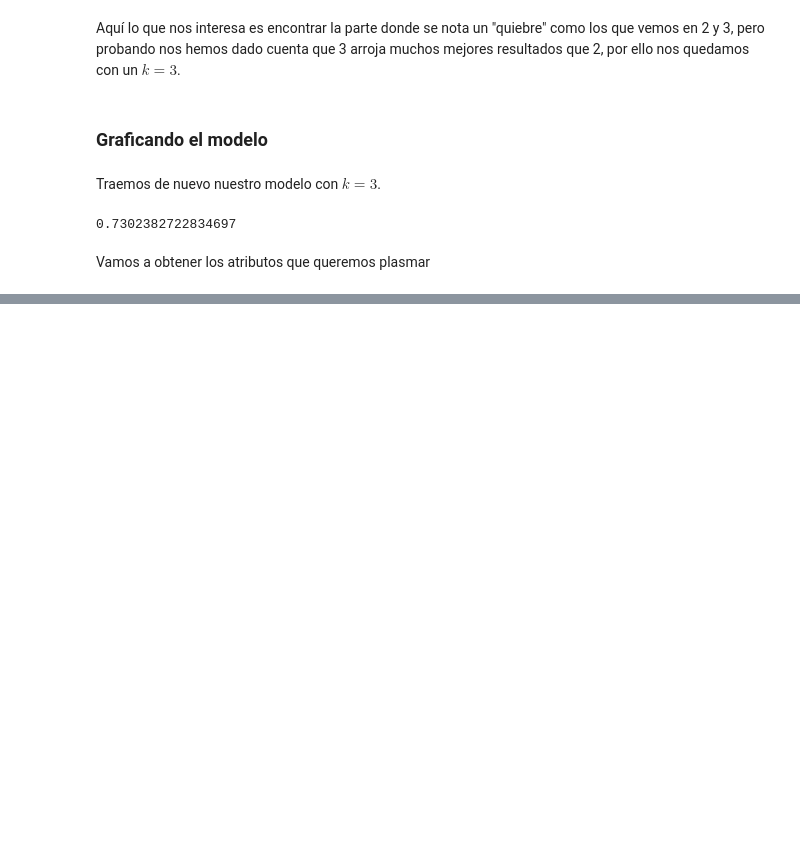
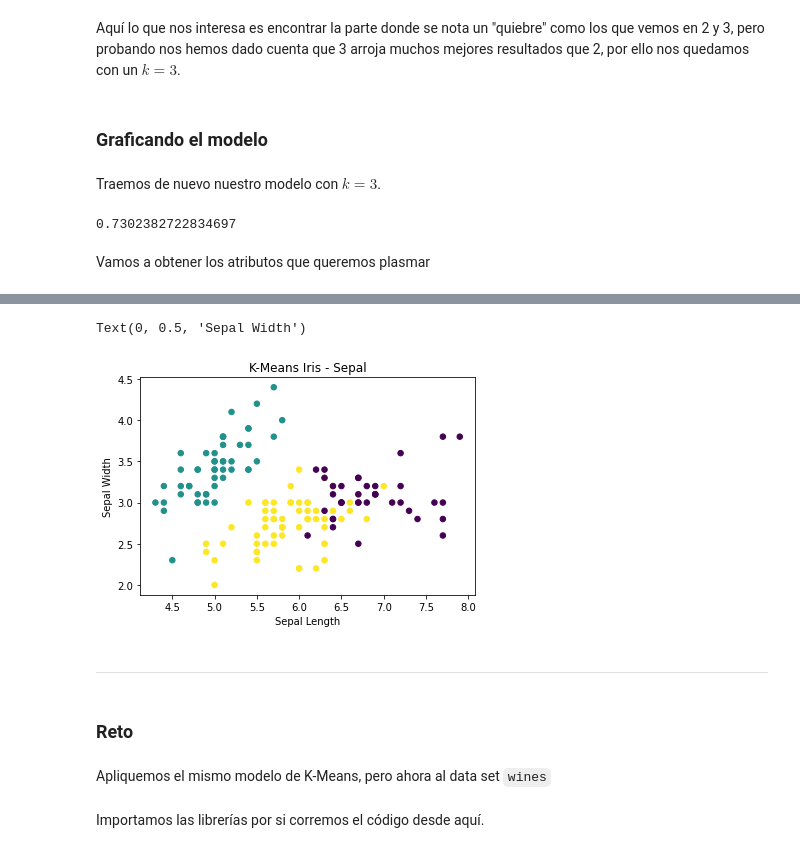
Before and after one commit to abdielgv162/Data-Science-Machine-Learning-Notes, a Jupyter notebook: Fundamentos_Practicos_de_Machine_Learning/Fundamentos_Practicos_de_Machine_Learning.ipynb, the cells around one changed output, grey strips where cells are left out. Cells and saved outputs as stored; diff of their text form; code cells hidden in the pictures; blank space fills up the shorter version.

Commit message:
Terminando Reto e implementando otra solución

```diff
--- a/Fundamentos_Practicos_de_Machine_Learning/Fundamentos_Practicos_de_Machine_Learning.ipynb
+++ b/Fundamentos_Practicos_de_Machine_Learning/Fundamentos_Practicos_de_Machine_Learning.ipynb
@@ -2368,0 +2384,17 @@ Text(0, 0.5, 'Petal Width')
+# %%
+# Aquí hacemos c = y_kmeans para diferenciar los puntos en diferentes colores de acuerdo a su cluster
+plt.scatter(x['Sepal Length'], x['Sepal Width'], c = y_kmeans, s= 30)
+plt.title('K-Means Iris - Sepal')
+plt.xlabel('Sepal Length', fontsize = 10)
+plt.ylabel('Sepal Width', fontsize = 10)
+# %% [output]
+Text(0, 0.5, 'Sepal Width')
+[figure, added]
+# %% [markdown]
+---
+# %% [markdown]
+### Reto
+# %% [markdown]
+Apliquemos el mismo modelo de K-Means, pero ahora al data set `wines`
+# %% [markdown]
+Importamos las librerías por si corremos el código desde aquí.
```
Also changed, not shown: parts of 53 cells of this notebook.
